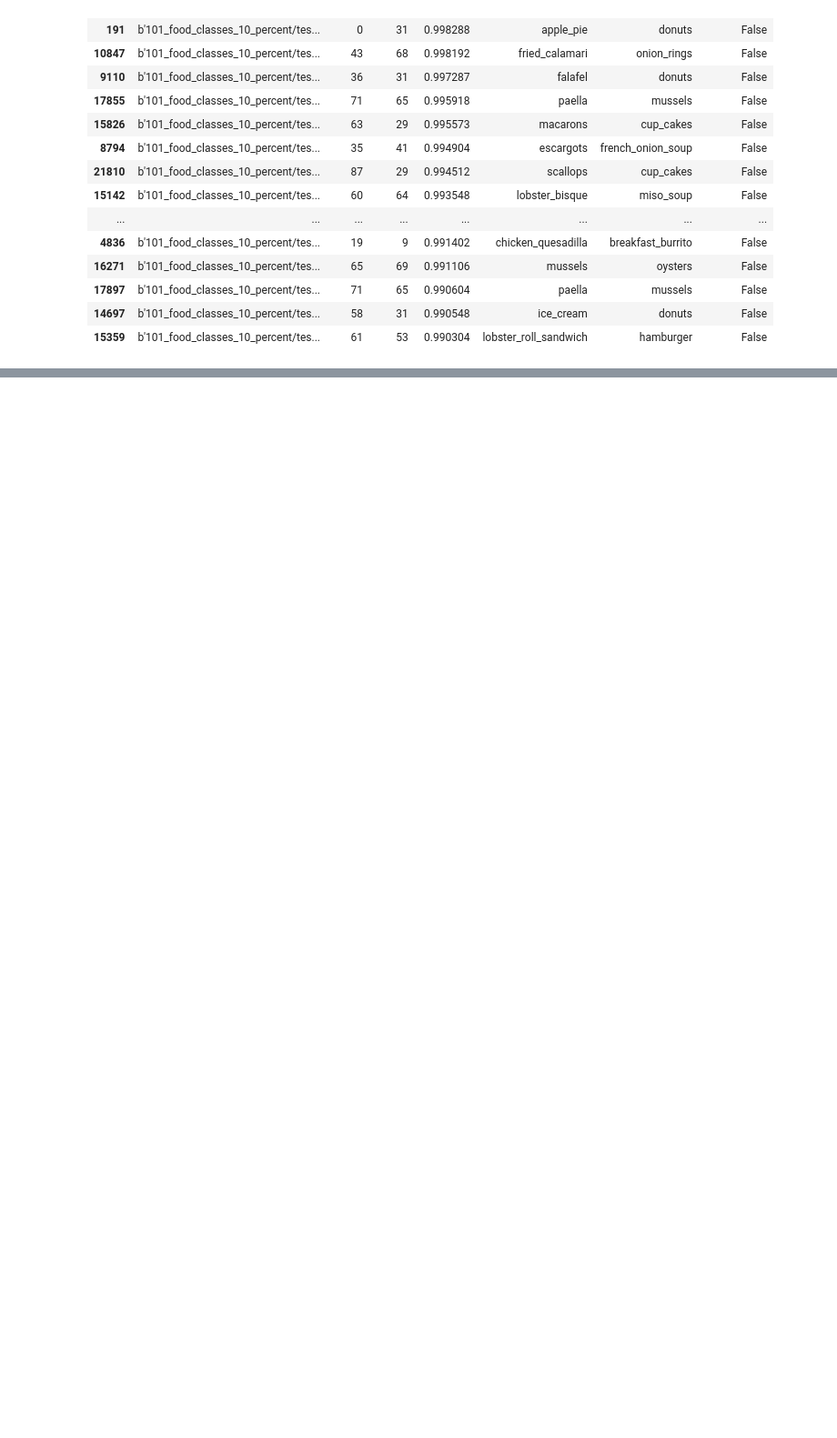
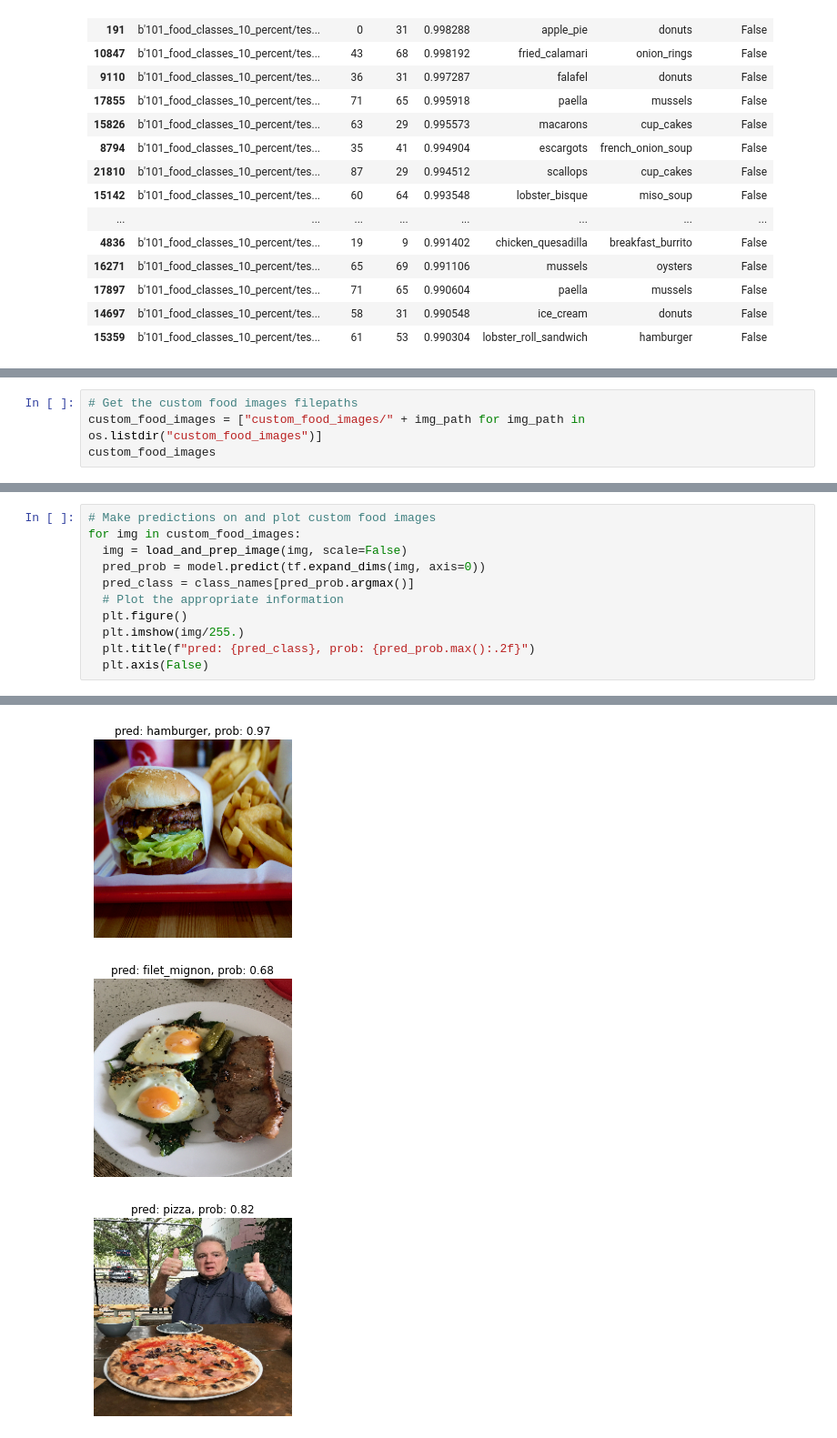
Before and after one commit to mehmetkesik/tensorflow-basics, a Jupyter notebook: 06_transfer_learning_in_tensorflow_scaling_up.ipynb, the cells around one changed output, grey strips where cells are left out. Shown at 91% size. Cells and saved outputs as stored; diff of their text form; blank space fills up the shorter version.

```diff
--- a/06_transfer_learning_in_tensorflow_scaling_up.ipynb
+++ b/06_transfer_learning_in_tensorflow_scaling_up.ipynb
@@ -761,0 +791,4 @@ top_100_wrong.head(20)
+# %%
+# Get the custom food images filepaths
+custom_food_images = ["custom_food_images/" + img_path for img_path in os.listdir("custom_food_images")]
+custom_food_images
@@ -761,0 +802,12 @@ top_100_wrong.head(20)
+# %%
+# Make predictions on and plot custom food images
+for img in custom_food_images:
+  img = load_and_prep_image(img, scale=False)
+  pred_prob = model.predict(tf.expand_dims(img, axis=0))
+  pred_class = class_names[pred_prob.argmax()]
+  # Plot the appropriate information
+  plt.figure()
+  plt.imshow(img/255.)
+  plt.title(f"pred: {pred_class}, prob: {pred_prob.max():.2f}")
+  plt.axis(False)
+# %% [output]
@@ -761,0 +820,3 @@ top_100_wrong.head(20)
+[figure, added]
+[figure, added]
+[figure, added]
```
Also changed, not shown: parts of 12 cells of this notebook.
